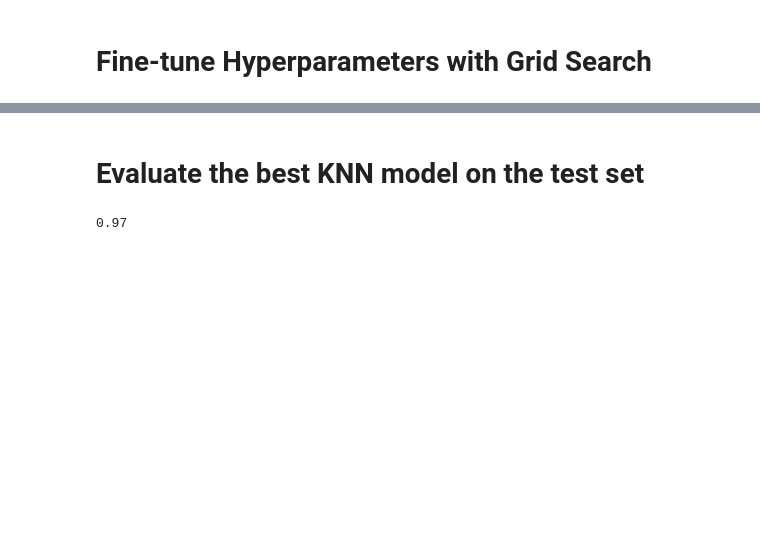
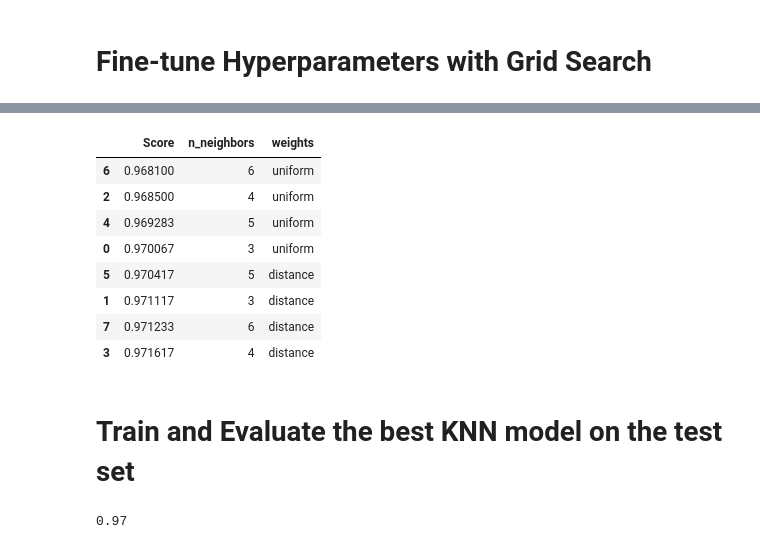
Before and after one commit to bademari/AI_ML_Lab, a Jupyter notebook: Lab 4.ipynb, the cells around one changed output, grey strips where cells are left out. Drawn from its saved outputs; the diff is of its cells as text; code cells hidden in the pictures; blank space fills up the shorter version.

Commit message:
Updated Grid Search KNN

```diff
--- a/Lab 4.ipynb
+++ b/Lab 4.ipynb
@@ -44,11 +44,11 @@ accuracy_score_knn
 # Fine-tune Hyperparameters with Grid Search
 # %%
 from sklearn.model_selection import GridSearchCV
-## GridSearchCV for KNN runs long, so I commented it out
+# GridSearchCV for KNN runs long, so I commented it out
 
-# param_grid_knn_classifier = [{'weights': ["uniform", "distance"],
-#                             'n_neighbors': [3, 4, 5, 6]}]
+param_grid_knn_classifier = [{'weights': ["uniform", "distance"],
+                            'n_neighbors': [3, 4, 5, 6]}]
 
-# knn_classifier_grid = KNeighborsClassifier()
-# grid_search_knn = GridSearchCV(knn_classifier_grid, param_grid_knn_classifier, cv=5, verbose=3)
-# grid_search_knn.fit(X_train, y_train)
+knn_classifier_grid = KNeighborsClassifier()
+grid_search_knn = GridSearchCV(knn_classifier_grid, param_grid_knn_classifier, cv=5, verbose=3)
+grid_search_knn.fit(X_train, y_train)
@@ -62,0 +89,3 @@ from sklearn.model_selection import GridSearchCV
+# %%
+grid_search_knn_results = grid_search_knn.cv_results_
+grid_search_knn_results
@@ -63,5 +110,26 @@ from sklearn.model_selection import GridSearchCV
+# %%
+import pandas as pd
+
+results_grid_knn = [
+    {'Score': mean_score, **params}
+    for mean_score, params in zip(grid_search_knn_results["mean_test_score"], grid_search_knn_results["params"])
+]
+grid_search_knn_results_df = pd.DataFrame(results_grid_knn)
+grid_search_knn_results_df_sorted = grid_search_knn_results_df.sort_values(by='Score', ascending=True)
+grid_search_knn_results_df_sorted.to_csv('output/grid_knn_sorted.csv', index=False)
+grid_search_knn_results_df_sorted
+# %% [output]
+|  | Score | n_neighbors | weights |
+| 6 | 0.968100 | 6 | uniform |
+| 2 | 0.968500 | 4 | uniform |
+| 4 | 0.969283 | 5 | uniform |
+| 0 | 0.970067 | 3 | uniform |
+| 5 | 0.970417 | 5 | distance |
+| 1 | 0.971117 | 3 | distance |
+| 7 | 0.971233 | 6 | distance |
+| 3 | 0.971617 | 4 | distance |
 # %% [markdown]
-# Evaluate the best KNN model on the test set
+# Train and Evaluate the best KNN model on the test set
 # %%
 from sklearn.metrics import accuracy_score
 KNeighborsClassifier(weights='distance', n_neighbors=4)
```
Also changed, not shown: parts of 4 cells of this notebook, 1 other file.
